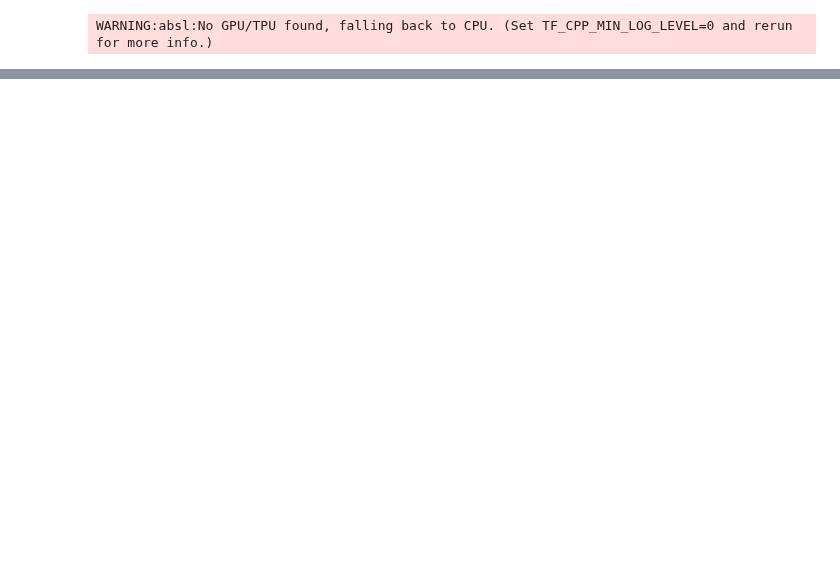
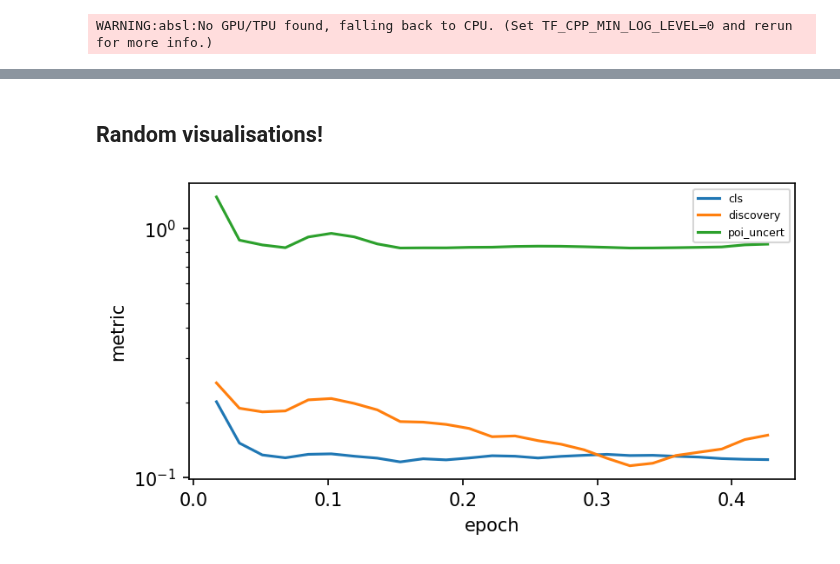
Before and after one commit to gradhep/neos, a Jupyter notebook: demo.ipynb, the cells around one changed output, grey strips where cells are left out. Saved outputs shown, nothing was run; the diff lists cells and outputs as text; code cells hidden in the pictures; blank space fills up the shorter version.

```diff
--- a/demo.ipynb
+++ b/demo.ipynb
@@ -41,4 +140,6 @@ Now we'll jump into training! First, we set up a neural network (for regression)
 # %%
+from jax.experimental import stax
+
 rng_state = 0  # random state
 
 # feel free to modify :)
@@ -51,6 +152,8 @@ init_random_params, nn = stax.serial(
     stax.Sigmoid,
 )
 
-_, init_pars = init_random_params(PRNGKey(rng_state), (-1, 2))
+num_features = 2
+_, init = init_random_params(PRNGKey(rng_state), (-1, num_features))
+init_pars = dict(nn_pars=init)
 # %% [output]
 WARNING:absl:No GPU/TPU found, falling back to CPU. (Set TF_CPP_MIN_LOG_LEVEL=0 and rerun for more info.)
@@ -126,0 +162,27 @@ WARNING:matplotlib.animation:MovieWriter imagemagick unavailable; using Pillow i
+# %%
+from sklearn.model_selection import train_test_split
+import numpy.random as npr
+
+batch_size = 128
+data = generate_data(rng=rng_state, num_points=10000)
+split = train_test_split(*data, random_state=rng_state)
+train, test = split[::2], split[1::2]
+
+def batches(training_data: Array, batch_size: int) -> Generator:
+    num_train = training_data[0].shape[0]
+    num_complete_batches, leftover = divmod(num_train, batch_size)
+    num_batches = num_complete_batches + bool(leftover)
+
+    # batching mechanism
+    def data_stream():
+        rng = npr.RandomState(rng_state)
+        while True:
+            perm = rng.permutation(num_train)
+            for i in range(num_batches):
+                batch_idx = perm[i * batch_size : (i + 1) * batch_size]
+                yield [points[batch_idx] for points in train]
+
+
+    return data_stream()
+
+batch_iterator = batches(train, batch_size)
@@ -126,0 +270,16 @@ WARNING:matplotlib.animation:MovieWriter imagemagick unavailable; using Pillow i
+# %% [markdown]
+## Random visualisations!
+# %%
+import matplotlib.pyplot as plt
+
+epoch_grid = (jnp.array(list(range(1, num_steps + 1))) * batch_size) / train[0].shape[0]
+for k, v in metrics.items():
+    if k != "generalised_variance":
+        plt.plot(epoch_grid, v, label=k)
+plt.yscale("log")
+plt.legend()
+plt.xlabel("epoch")
+plt.ylabel("metric")
+plt.savefig("float.png")
+# %% [output]
+[figure, added]
```
Also changed, not shown: parts of 27 cells of this notebook, 15 other files.
